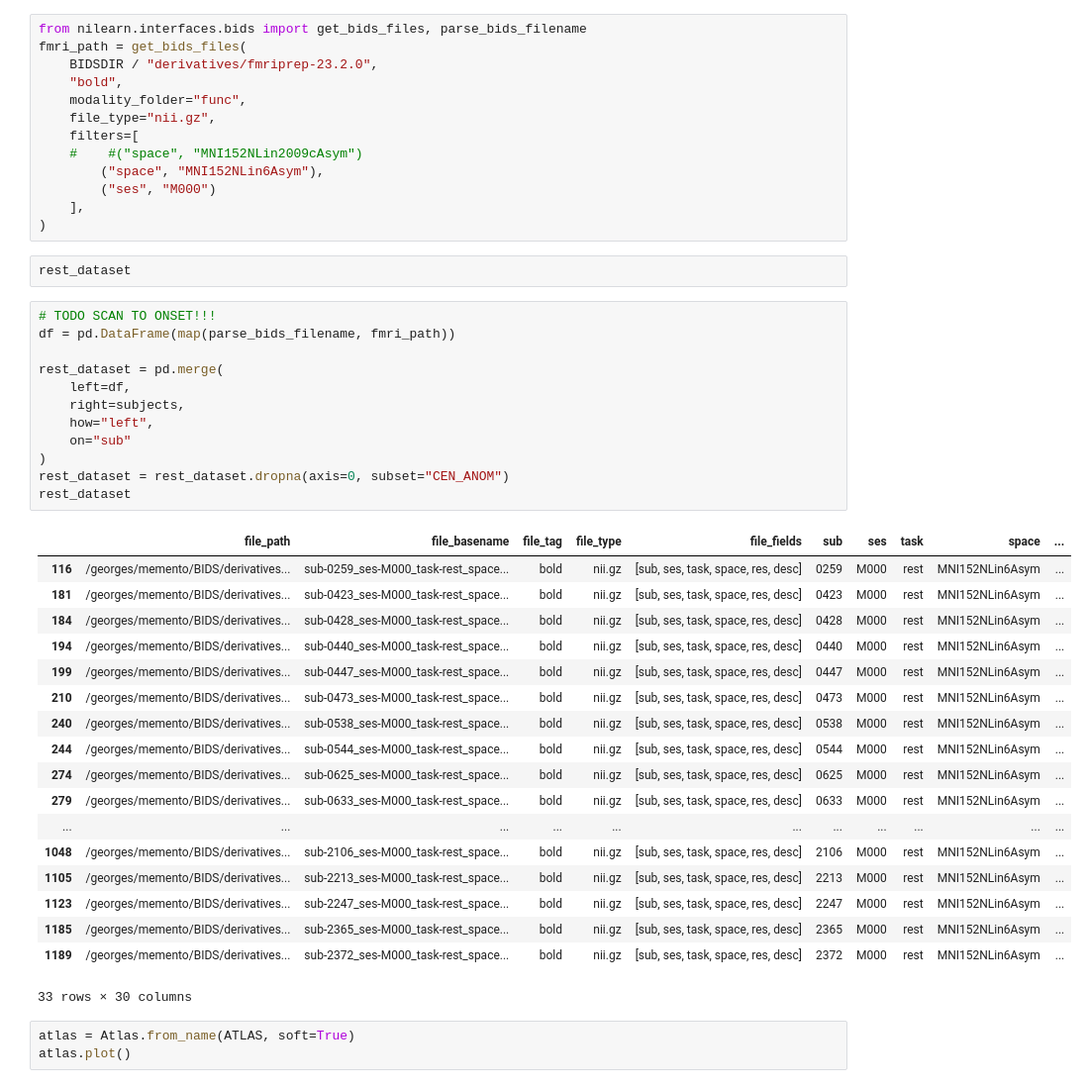
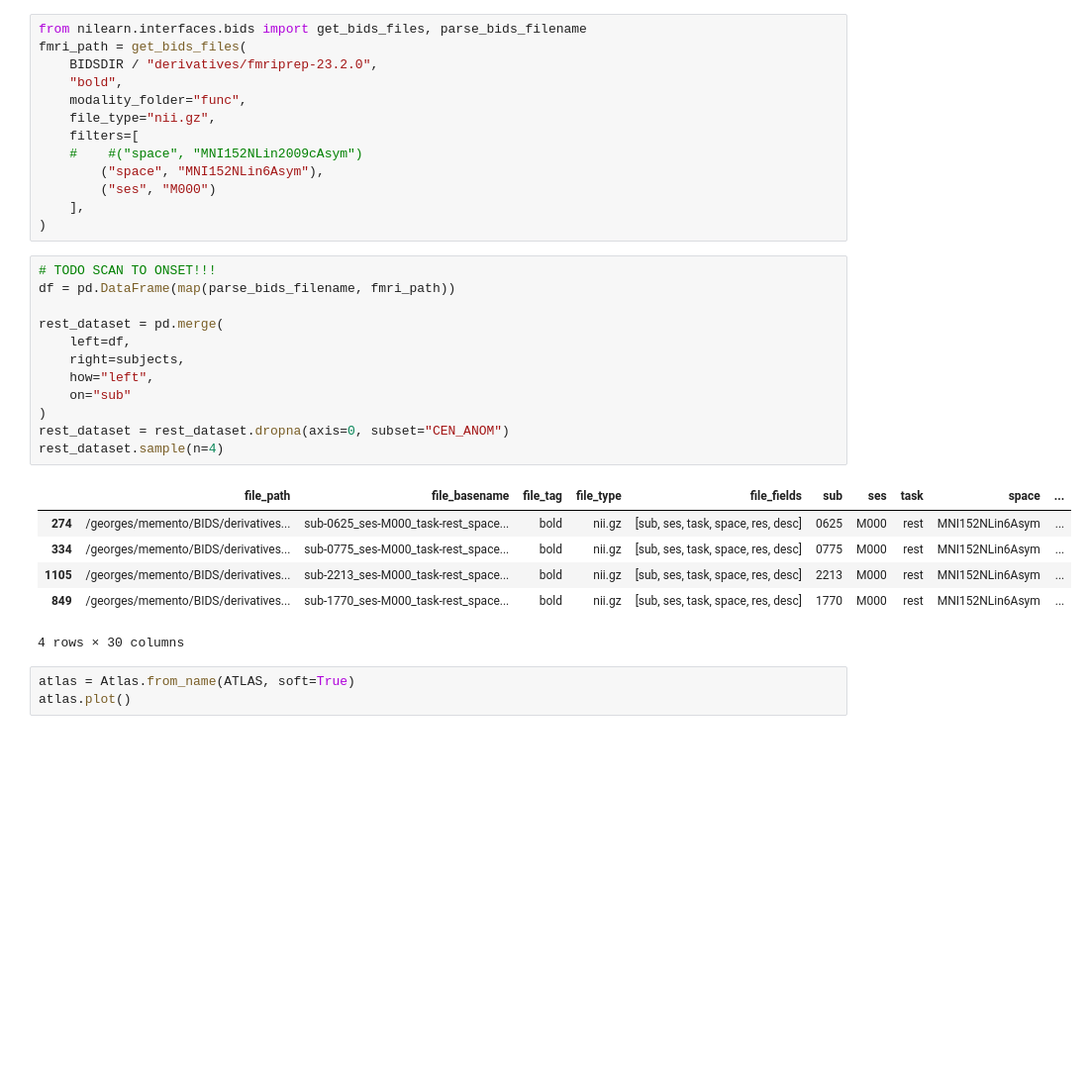
Before and after one commit to jonathan-legrand/bold-dementia, a Jupyter notebook: notebooks/compare_maps.ipynb, the cells around one changed output. Shown at 99% size. Drawn from its saved outputs; the diff is of its cells as text; blank space fills up the shorter version.

```diff
--- a/notebooks/compare_maps.ipynb
+++ b/notebooks/compare_maps.ipynb
@@ -47,39 +47,25 @@ fmri_path = get_bids_files(
         ("ses", "M000")
     ],
 )
-# %%
-rest_dataset
 # %%
 # TODO SCAN TO ONSET!!!
 df = pd.DataFrame(map(parse_bids_filename, fmri_path))
 
 rest_dataset = pd.merge(
     left=df,
     right=subjects,
     how="left",
     on="sub"
 )
 rest_dataset = rest_dataset.dropna(axis=0, subset="CEN_ANOM")
-rest_dataset
+rest_dataset.sample(n=4)
 # %% [output]
 |  | file_path | file_basename | file_tag | file_type | file_fields | sub | ses | task | space | ... |
-| 116 | /georges/memento/BIDS/derivatives... | sub-0259_ses-M000_task-rest_space... | bold | nii.gz | [sub, ses, task, space, res, desc] | 0259 | M000 | rest | MNI152NLin6Asym | ... |
-| 181 | /georges/memento/BIDS/derivatives... | sub-0423_ses-M000_task-rest_space... | bold | nii.gz | [sub, ses, task, space, res, desc] | 0423 | M000 | rest | MNI152NLin6Asym | ... |
-| 184 | /georges/memento/BIDS/derivatives... | sub-0428_ses-M000_task-rest_space... | bold | nii.gz | [sub, ses, task, space, res, desc] | 0428 | M000 | rest | MNI152NLin6Asym | ... |
-| 194 | /georges/memento/BIDS/derivatives... | sub-0440_ses-M000_task-rest_space... | bold | nii.gz | [sub, ses, task, space, res, desc] | 0440 | M000 | rest | MNI152NLin6Asym | ... |
-| 199 | /georges/memento/BIDS/derivatives... | sub-0447_ses-M000_task-rest_space... | bold | nii.gz | [sub, ses, task, space, res, desc] | 0447 | M000 | rest | MNI152NLin6Asym | ... |
-| 210 | /georges/memento/BIDS/derivatives... | sub-0473_ses-M000_task-rest_space... | bold | nii.gz | [sub, ses, task, space, res, desc] | 0473 | M000 | rest | MNI152NLin6Asym | ... |
-| 240 | /georges/memento/BIDS/derivatives... | sub-0538_ses-M000_task-rest_space... | bold | nii.gz | [sub, ses, task, space, res, desc] | 0538 | M000 | rest | MNI152NLin6Asym | ... |
-| 244 | /georges/memento/BIDS/derivatives... | sub-0544_ses-M000_task-rest_space... | bold | nii.gz | [sub, ses, task, space, res, desc] | 0544 | M000 | rest | MNI152NLin6Asym | ... |
 | 274 | /georges/memento/BIDS/derivatives... | sub-0625_ses-M000_task-rest_space... | bold | nii.gz | [sub, ses, task, space, res, desc] | 0625 | M000 | rest | MNI152NLin6Asym | ... |
-| 279 | /georges/memento/BIDS/derivatives... | sub-0633_ses-M000_task-rest_space... | bold | nii.gz | [sub, ses, task, space, res, desc] | 0633 | M000 | rest | MNI152NLin6Asym | ... |
-| ... | ... | ... | ... | ... | ... | ... | ... | ... | ... | ... |
-| 1048 | /georges/memento/BIDS/derivatives... | sub-2106_ses-M000_task-rest_space... | bold | nii.gz | [sub, ses, task, space, res, desc] | 2106 | M000 | rest | MNI152NLin6Asym | ... |
+| 334 | /georges/memento/BIDS/derivatives... | sub-0775_ses-M000_task-rest_space... | bold | nii.gz | [sub, ses, task, space, res, desc] | 0775 | M000 | rest | MNI152NLin6Asym | ... |
 | 1105 | /georges/memento/BIDS/derivatives... | sub-2213_ses-M000_task-rest_space... | bold | nii.gz | [sub, ses, task, space, res, desc] | 2213 | M000 | rest | MNI152NLin6Asym | ... |
-| 1123 | /georges/memento/BIDS/derivatives... | sub-2247_ses-M000_task-rest_space... | bold | nii.gz | [sub, ses, task, space, res, desc] | 2247 | M000 | rest | MNI152NLin6Asym | ... |
-| 1185 | /georges/memento/BIDS/derivatives... | sub-2365_ses-M000_task-rest_space... | bold | nii.gz | [sub, ses, task, space, res, desc] | 2365 | M000 | rest | MNI152NLin6Asym | ... |
-| 1189 | /georges/memento/BIDS/derivatives... | sub-2372_ses-M000_task-rest_space... | bold | nii.gz | [sub, ses, task, space, res, desc] | 2372 | M000 | rest | MNI152NLin6Asym | ... |
+| 849 | /georges/memento/BIDS/derivatives... | sub-1770_ses-M000_task-rest_space... | bold | nii.gz | [sub, ses, task, space, res, desc] | 1770 | M000 | rest | MNI152NLin6Asym | ... |
-33 rows × 30 columns
+4 rows × 30 columns
 # %%
 atlas = Atlas.from_name(ATLAS, soft=True)
 atlas.plot()
```
Also changed, not shown: parts of 2 cells of this notebook.
